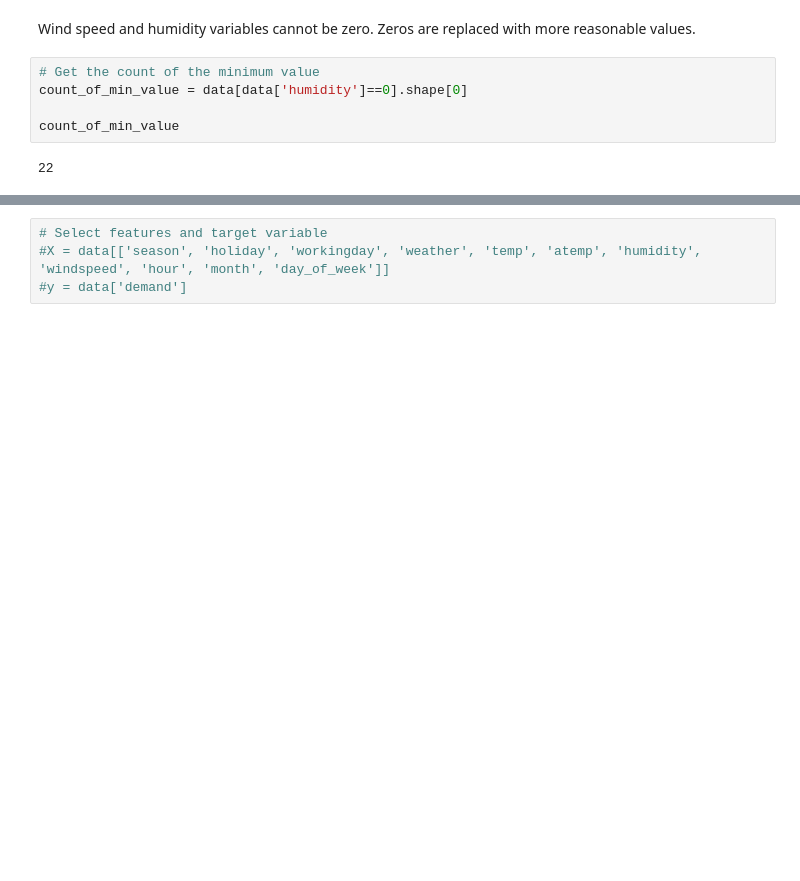
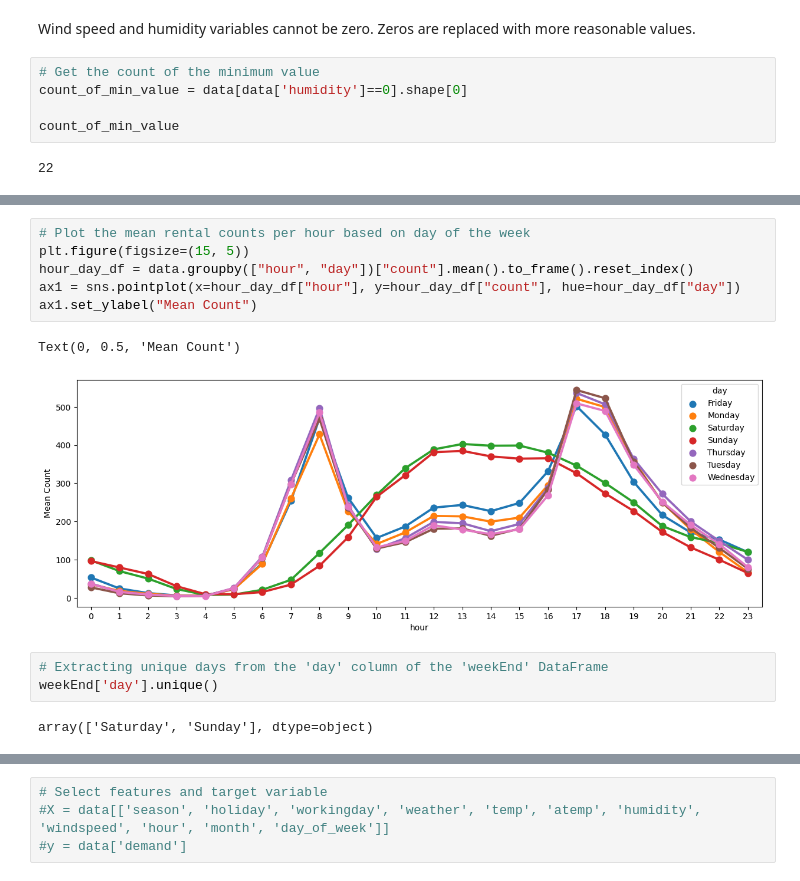
Before and after one commit to beriaacan/Predict-Bike-Demand, a Jupyter notebook: Predict_Bike_Demand.ipynb, the cells around one changed output, grey strips where cells are left out. Cells and saved outputs as stored; diff of their text form; blank space fills up the shorter version.

```diff
--- a/Predict_Bike_Demand.ipynb
+++ b/Predict_Bike_Demand.ipynb
@@ -312,0 +408,14 @@ data.describe()
+# %%
+# Plot the mean rental counts per hour based on day of the week
+plt.figure(figsize=(15, 5))
+hour_day_df = data.groupby(["hour", "day"])["count"].mean().to_frame().reset_index()
+ax1 = sns.pointplot(x=hour_day_df["hour"], y=hour_day_df["count"], hue=hour_day_df["day"])
+ax1.set_ylabel("Mean Count")
+# %% [output]
+Text(0, 0.5, 'Mean Count')
+[figure, added]
+# %%
+# Extracting unique days from the 'day' column of the 'weekEnd' DataFrame
+weekEnd['day'].unique()
+# %% [output]
+array(['Saturday', 'Sunday'], dtype=object)
```
Also changed, not shown: parts of 21 cells of this notebook.
